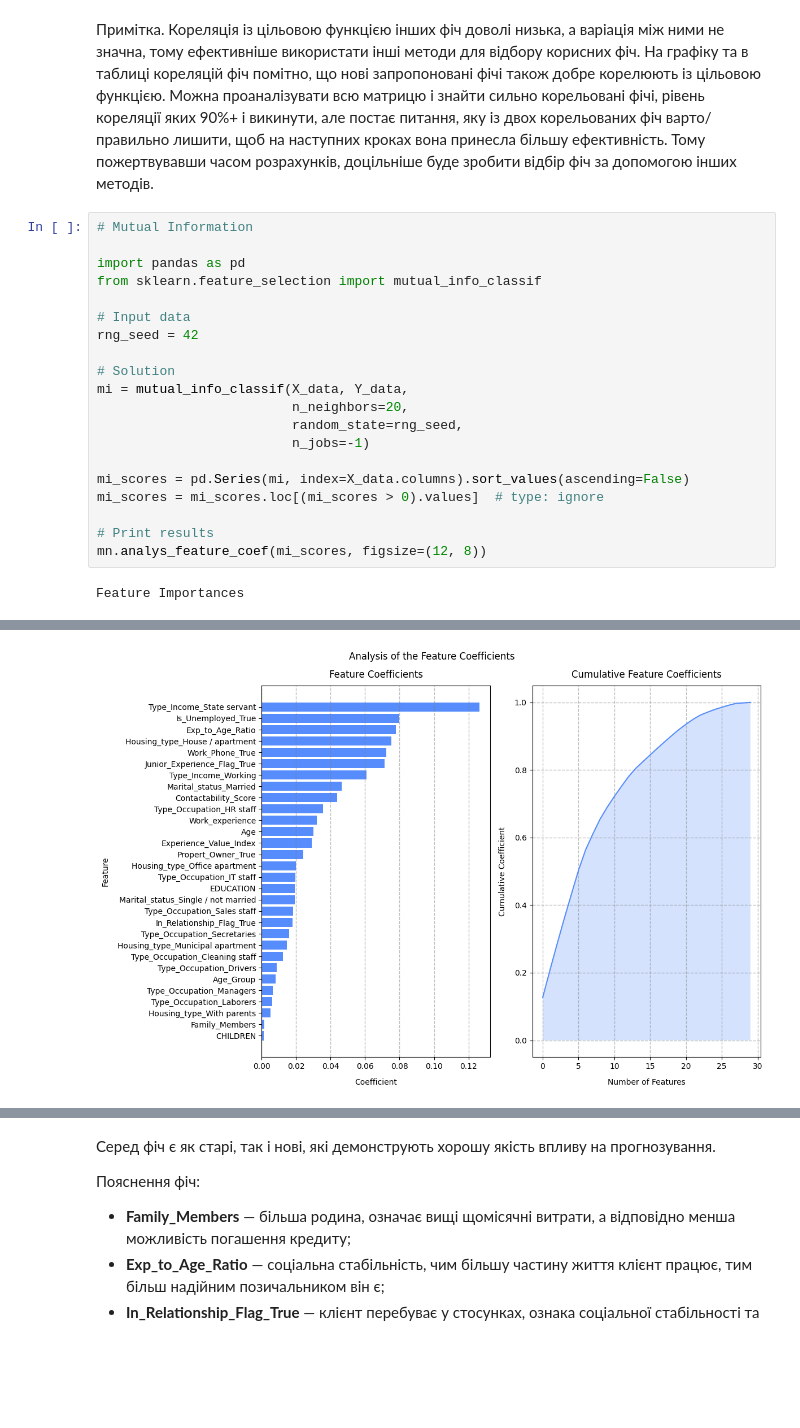
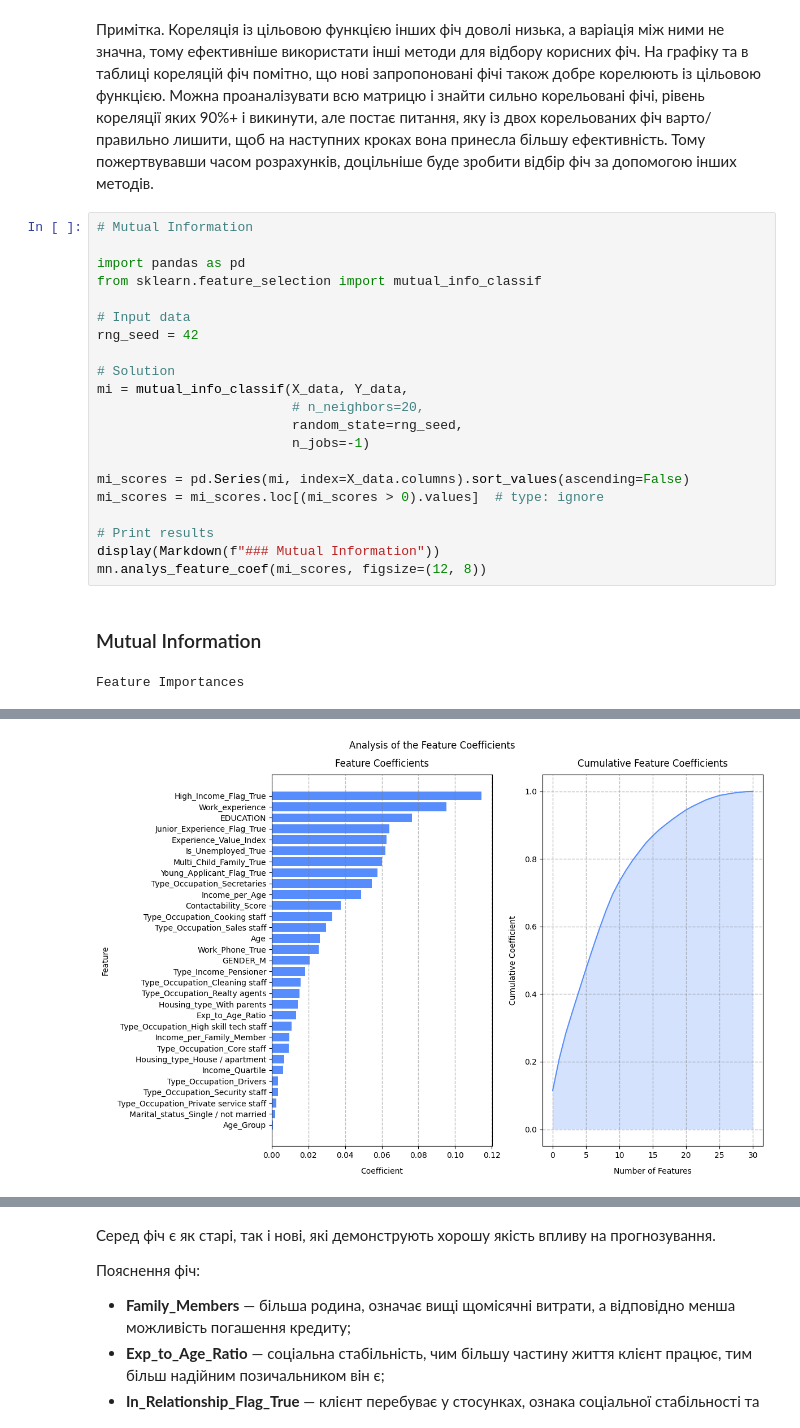
Before and after one commit to BogdanPinchuk/DataScience-PBY_HW20_Course_Project, a Jupyter notebook: Bohdan_Pinchuk_DS_HW20.ipynb, the cells around one changed output, grey strips where cells are left out. Drawn from its saved outputs; the diff is of its cells as text; blank space fills up the shorter version.

```diff
--- a/Bohdan_Pinchuk_DS_HW20.ipynb
+++ b/Bohdan_Pinchuk_DS_HW20.ipynb
@@ -1878,7 +1878,7 @@ rng_seed = 42
 
 # Solution
 mi = mutual_info_classif(X_data, Y_data,
-                         n_neighbors=20,
+                         # n_neighbors=20,
                          random_state=rng_seed,
                          n_jobs=-1)
 
@@ -1886,7 +1886,9 @@ mi_scores = pd.Series(mi, index=X_data.columns).sort_values(ascending=False)
 mi_scores = mi_scores.loc[(mi_scores > 0).values]  # type: ignore
 
 # Print results
+display(Markdown(f"### Mutual Information"))
 mn.analys_feature_coef(mi_scores, figsize=(12, 8))
 # %% [output]
+### Mutual Information
 Feature Importances
 |  | feature | coef | coef_abs |
@@ -1909,2 +1911,2 @@ Feature Importances
-[figure, old version]
+[figure, new version]
 # %%
```
Also changed, not shown: parts of 31 cells of this notebook, 48 other files.
